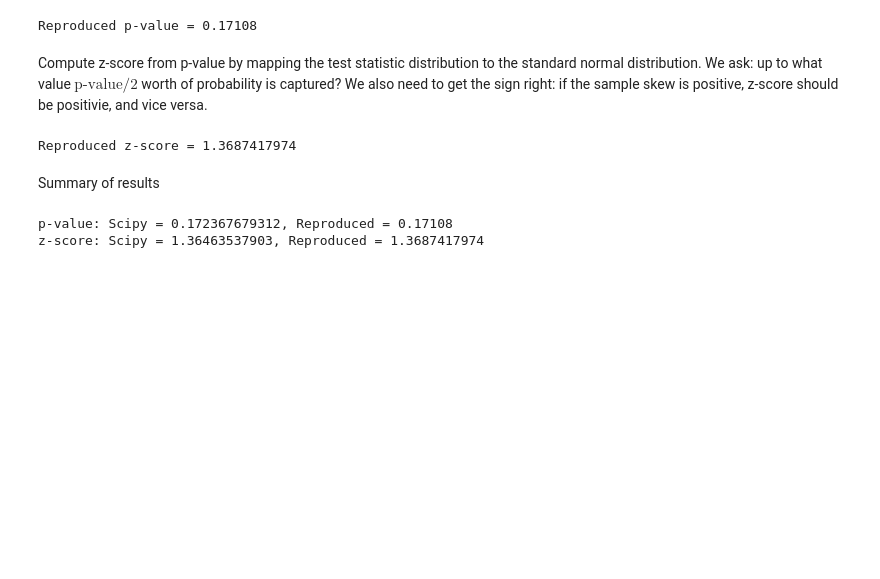
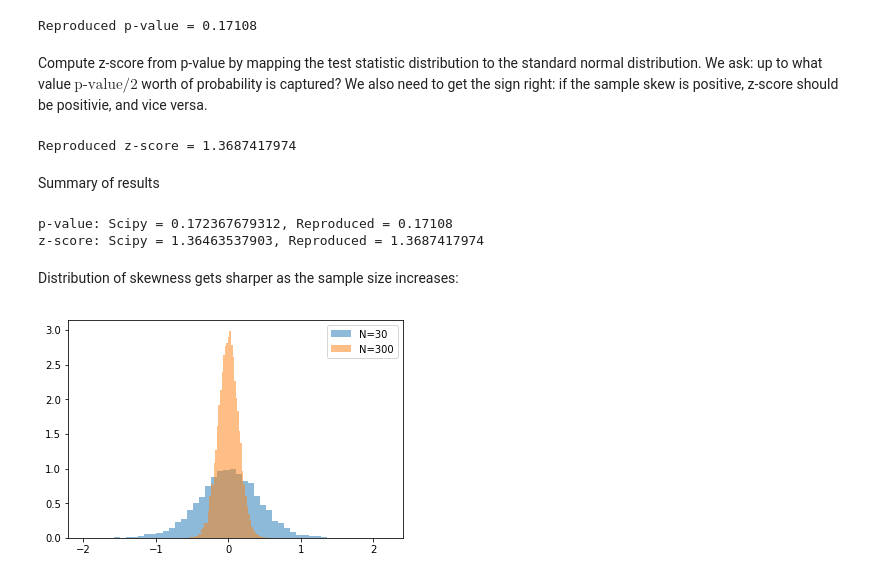
Before and after one commit to siavashaslanbeigi/stats_notes, a Jupyter notebook: skewtest.ipynb, the cells around one changed output. Saved outputs shown, nothing was run; the diff lists cells and outputs as text; code cells hidden in the pictures; blank space fills up the shorter version.

```diff
--- a/skewtest.ipynb
+++ b/skewtest.ipynb
@@ -68,3 +68,16 @@ print("z-score: Scipy = {0}, Reproduced = {1}".format(scipy_z, zscore))
 # %% [output]
 p-value: Scipy = 0.172367679312, Reproduced = 0.17108
 z-score: Scipy = 1.36463537903, Reproduced = 1.3687417974
+# %% [markdown]
+Distribution of skewness gets sharper as the sample size increases:
+# %%
+N_l = 300
+teststats_l = stats.skew(np.random.normal(size=(N_l, 10000)), bias=False)
+N_s = 30
+teststats_s = stats.skew(np.random.normal(size=(N_s, 10000)), bias=False)
+
+plt.hist(teststats_s, bins=50, normed=True, label='N={0}'.format(N_s), alpha=0.5)
+plt.hist(teststats_l, bins=50, normed=True, label='N={0}'.format(N_l), alpha=0.5)
+plt.legend();
+# %% [output]
+[figure, added]
```
Also changed, not shown: 1 other file.
